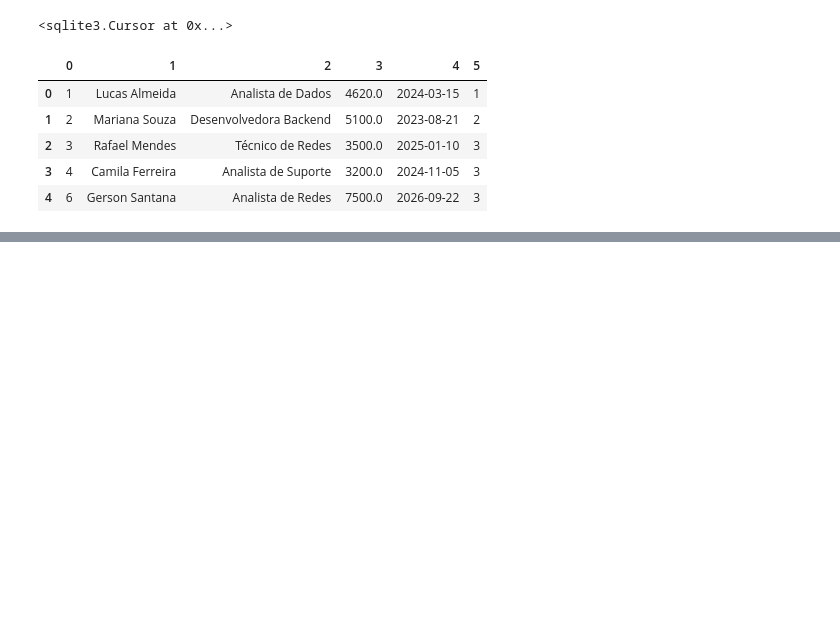
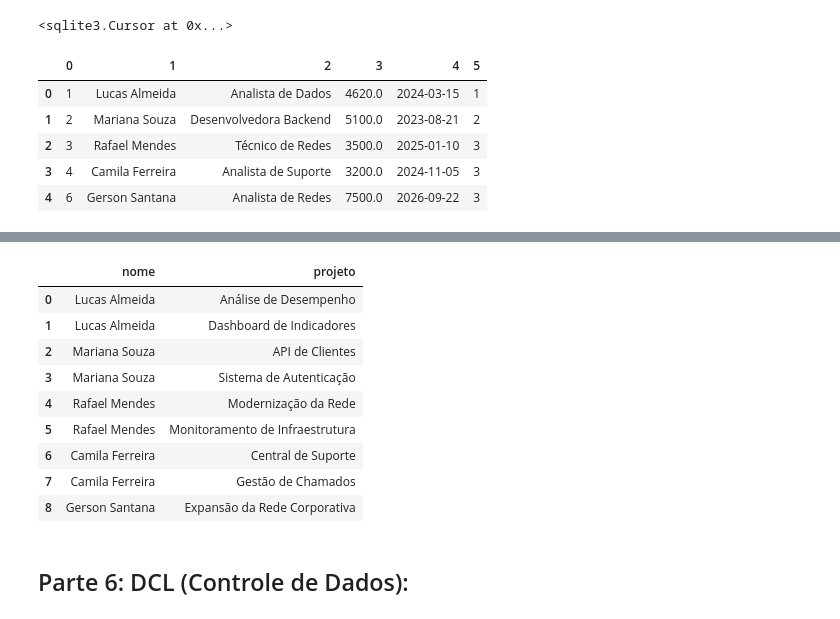
Before and after one commit to GustavoLF1211/LABD-2Sem, a Jupyter notebook: AtividadeSQLite_220926/atividade_SQLite_2209.ipynb, the cells around one changed output, grey strips where cells are left out. Saved outputs shown, nothing was run; the diff lists cells and outputs as text; code cells hidden in the pictures; blank space fills up the shorter version.

```diff
--- a/AtividadeSQLite_220926/atividade_SQLite_2209.ipynb
+++ b/AtividadeSQLite_220926/atividade_SQLite_2209.ipynb
@@ -269,0 +383,27 @@ pd.DataFrame(cursor.fetchall())
+# %%
+cursor.execute('''
+SELECT DISTINCT f.Nome, fp.Nome_Projeto
+FROM Funcionarios f
+LEFT JOIN Func_Proj fp
+ON f.Nome = fp.Nome_Funcionario;
+''')
+
+left_join_result = cursor.fetchall()
+
+pd.DataFrame(
+    left_join_result,
+    columns=["nome", "projeto"]
+)
+# %% [output]
+|  | nome | projeto |
+| 0 | Lucas Almeida | Análise de Desempenho |
+| 1 | Lucas Almeida | Dashboard de Indicadores |
+| 2 | Mariana Souza | API de Clientes |
+| 3 | Mariana Souza | Sistema de Autenticação |
+| 4 | Rafael Mendes | Modernização da Rede |
+| 5 | Rafael Mendes | Monitoramento de Infraestrutura |
+| 6 | Camila Ferreira | Central de Suporte |
+| 7 | Camila Ferreira | Gestão de Chamados |
+| 8 | Gerson Santana | Expansão da Rede Corporativa |
+# %% [markdown]
+## Parte 6: DCL (Controle de Dados):
```
Also changed, not shown: parts of 12 cells of this notebook, 2 other files.
